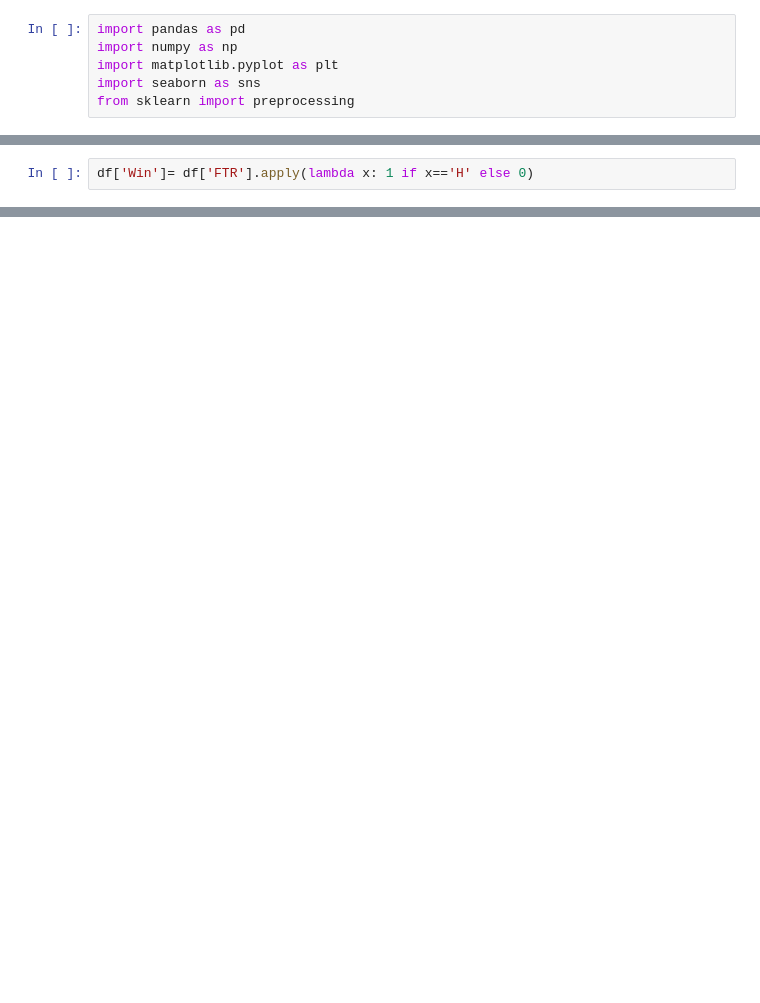
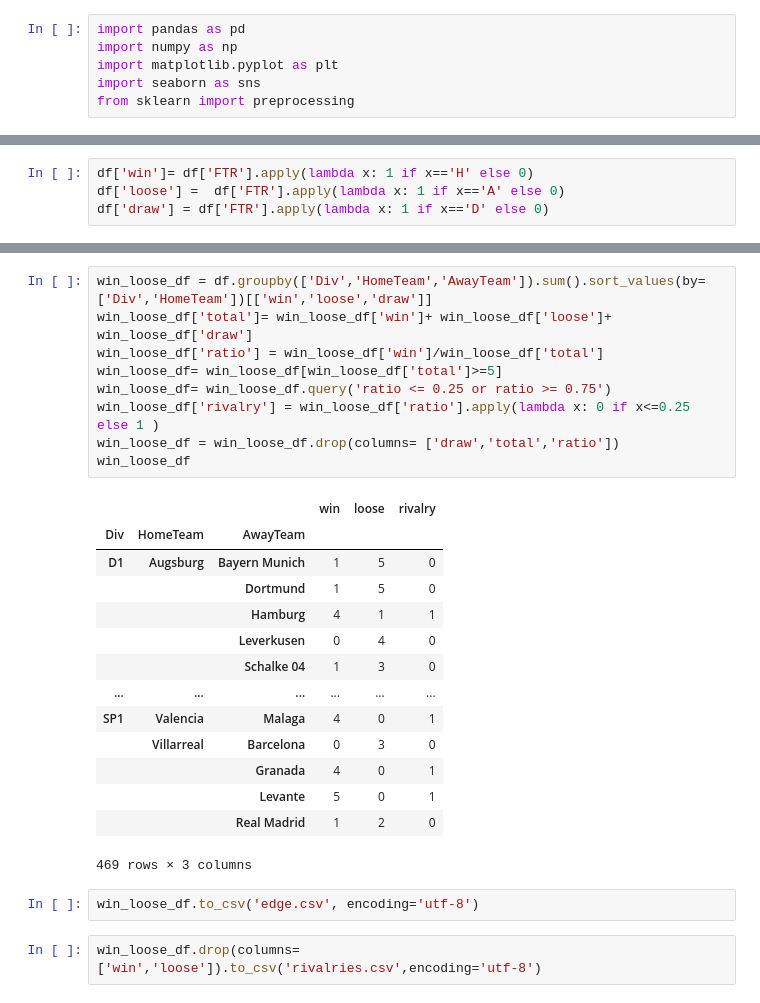
Before and after one commit to com-480-data-visualization/com-480-project-coviz-19, a Jupyter notebook: notebooks/Exploratory/betting.ipynb, the cells around one changed output, grey strips where cells are left out. Saved outputs shown, nothing was run; the diff lists cells and outputs as text; blank space fills up the shorter version.

```diff
--- a/notebooks/Exploratory/betting.ipynb
+++ b/notebooks/Exploratory/betting.ipynb
@@ -137,3 +138,5 @@ See the caveats in the documentation: https://pandas.pydata.org/pandas-docs/stab
 # %%
-df['Win']= df['FTR'].apply(lambda x: 1 if x=='H' else 0)
+df['win']= df['FTR'].apply(lambda x: 1 if x=='H' else 0)
+df['loose'] =  df['FTR'].apply(lambda x: 1 if x=='A' else 0)
+df['draw'] = df['FTR'].apply(lambda x: 1 if x=='D' else 0)
 # %%
@@ -140,0 +154,28 @@ win_df = df.groupby(['Div','HomeTeam']).sum().sort_values(by=['Div','points'],as
+# %%
+win_loose_df = df.groupby(['Div','HomeTeam','AwayTeam']).sum().sort_values(by=['Div','HomeTeam'])[['win','loose','draw']]
+win_loose_df['total']= win_loose_df['win']+ win_loose_df['loose']+ win_loose_df['draw']
+win_loose_df['ratio'] = win_loose_df['win']/win_loose_df['total']
+win_loose_df= win_loose_df[win_loose_df['total']>=5]
+win_loose_df= win_loose_df.query('ratio <= 0.25 or ratio >= 0.75')
+win_loose_df['rivalry'] = win_loose_df['ratio'].apply(lambda x: 0 if x<=0.25  else 1 )
+win_loose_df = win_loose_df.drop(columns= ['draw','total','ratio'])
+win_loose_df
+# %% [output]
+|  |  |  | win | loose | rivalry |
+| Div | HomeTeam | AwayTeam |  |  |  |
+| D1 | Augsburg | Bayern Munich | 1 | 5 | 0 |
+|  |  | Dortmund | 1 | 5 | 0 |
+|  |  | Hamburg | 4 | 1 | 1 |
+|  |  | Leverkusen | 0 | 4 | 0 |
+|  |  | Schalke 04 | 1 | 3 | 0 |
+| ... | ... | ... | ... | ... | ... |
+| SP1 | Valencia | Malaga | 4 | 0 | 1 |
+|  | Villarreal | Barcelona | 0 | 3 | 0 |
+|  |  | Granada | 4 | 0 | 1 |
+|  |  | Levante | 5 | 0 | 1 |
+|  |  | Real Madrid | 1 | 2 | 0 |
+469 rows × 3 columns
+# %%
+win_loose_df.to_csv('edge.csv', encoding='utf-8')
+# %%
+win_loose_df.drop(columns= ['win','loose']).to_csv('rivalries.csv',encoding='utf-8')
```
Also changed, not shown: parts of 9 cells of this notebook, 38 other files.
